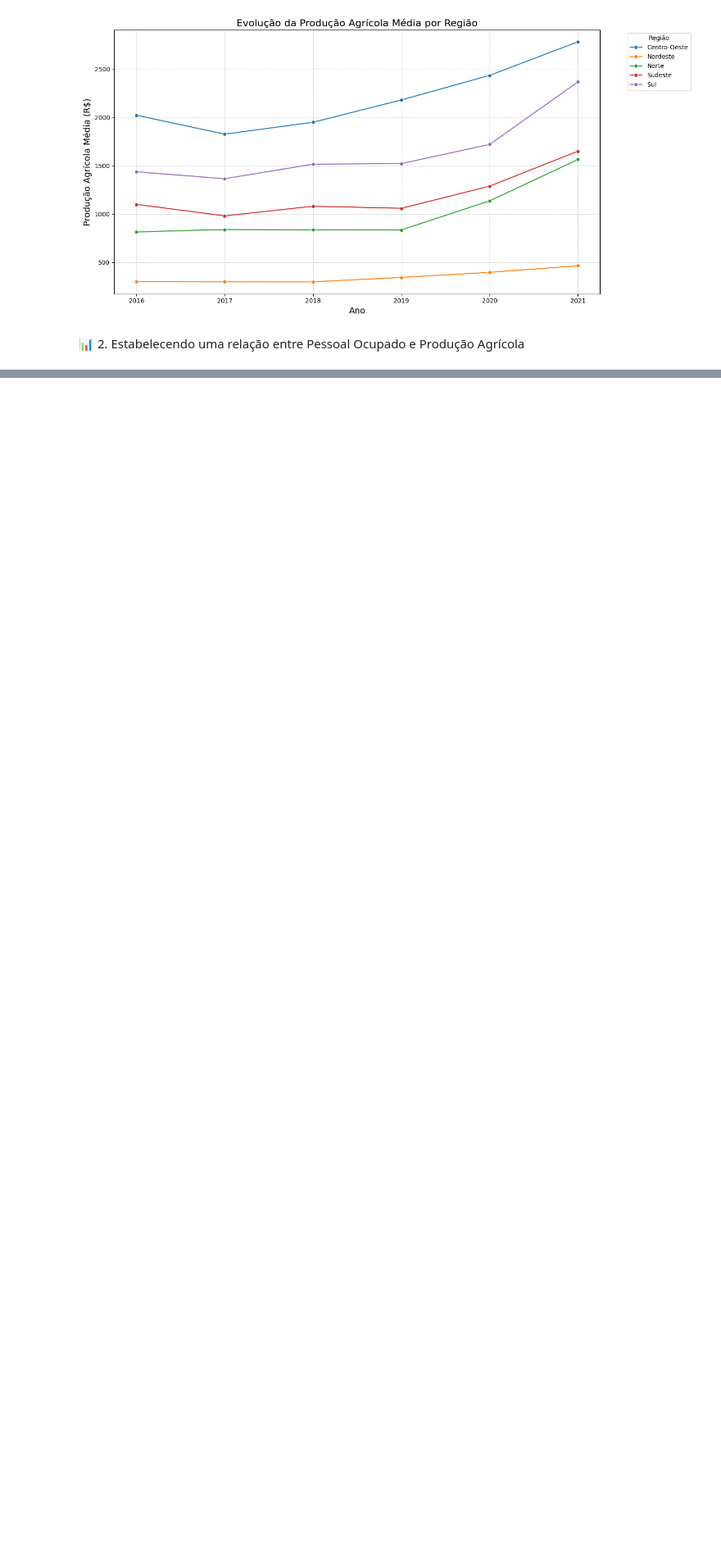
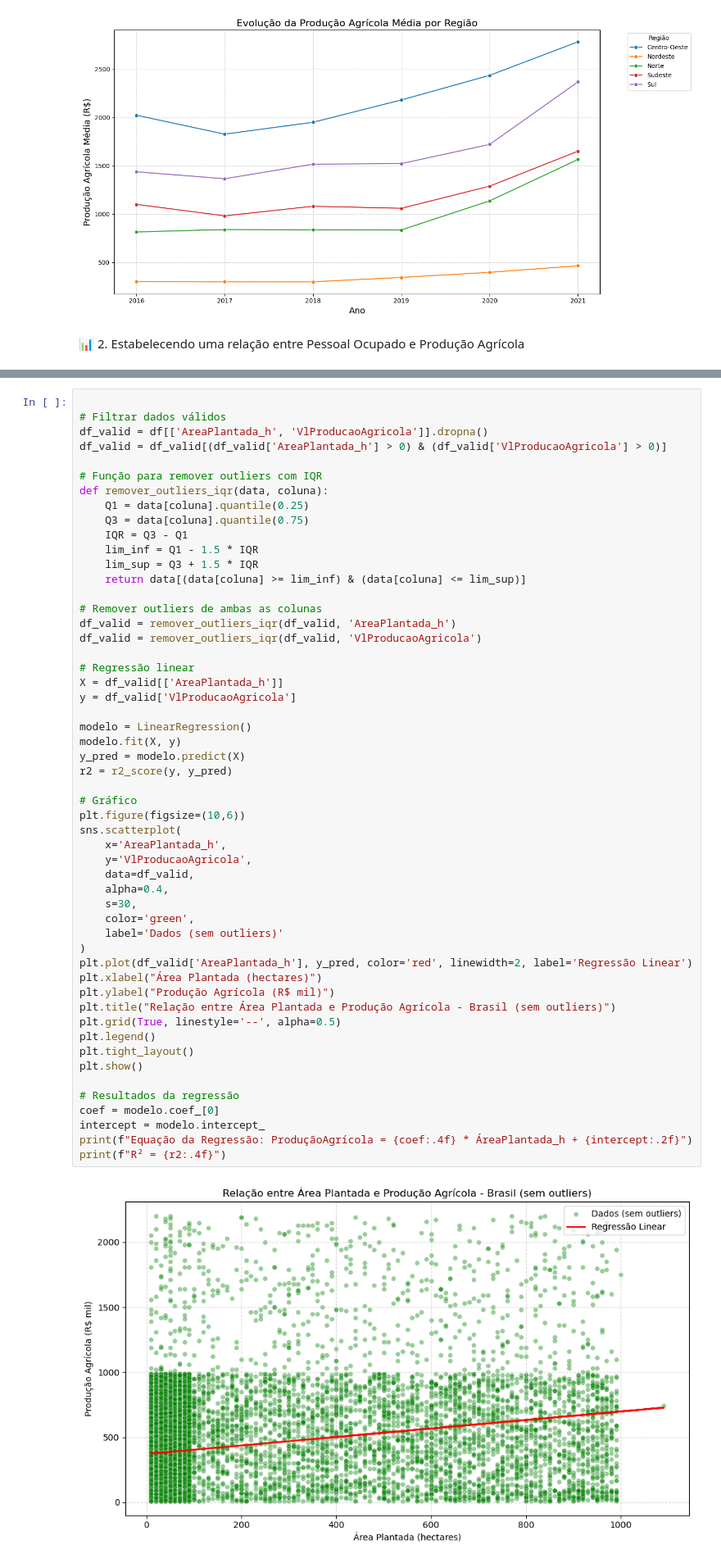
Before and after one commit to anaC-Fernandes/ProjetoDados, a Jupyter notebook: Notebooks/Dataset_Agro.ipynb, the cells around one changed output, grey strips where cells are left out. Shown at 82% size. Saved outputs shown, nothing was run; the diff lists cells and outputs as text; blank space fills up the shorter version.

```diff
--- a/Notebooks/Dataset_Agro.ipynb
+++ b/Notebooks/Dataset_Agro.ipynb
@@ -634,0 +253,55 @@ conclusão: A produção agrícola explica menos de 1% da variação da receita
+# %%
+
+# Filtrar dados válidos
+df_valid = df[['AreaPlantada_h', 'VlProducaoAgricola']].dropna()
+df_valid = df_valid[(df_valid['AreaPlantada_h'] > 0) & (df_valid['VlProducaoAgricola'] > 0)]
+
+# Função para remover outliers com IQR
+def remover_outliers_iqr(data, coluna):
+    Q1 = data[coluna].quantile(0.25)
+    Q3 = data[coluna].quantile(0.75)
+    IQR = Q3 - Q1
+    lim_inf = Q1 - 1.5 * IQR
+    lim_sup = Q3 + 1.5 * IQR
+    return data[(data[coluna] >= lim_inf) & (data[coluna] <= lim_sup)]
+
+# Remover outliers de ambas as colunas
+df_valid = remover_outliers_iqr(df_valid, 'AreaPlantada_h')
+df_valid = remover_outliers_iqr(df_valid, 'VlProducaoAgricola')
+
+# Regressão linear
+X = df_valid[['AreaPlantada_h']]
+y = df_valid['VlProducaoAgricola']
+
+modelo = LinearRegression()
+modelo.fit(X, y)
+y_pred = modelo.predict(X)
+r2 = r2_score(y, y_pred)
+
+# Gráfico
+plt.figure(figsize=(10,6))
+sns.scatterplot(
+    x='AreaPlantada_h',
+    y='VlProducaoAgricola',
+    data=df_valid,
+    alpha=0.4,
+    s=30,
+    color='green',
+    label='Dados (sem outliers)'
+)
+plt.plot(df_valid['AreaPlantada_h'], y_pred, color='red', linewidth=2, label='Regressão Linear')
+plt.xlabel("Área Plantada (hectares)")
+plt.ylabel("Produção Agrícola (R$ mil)")
+plt.title("Relação entre Área Plantada e Produção Agrícola - Brasil (sem outliers)")
+plt.grid(True, linestyle='--', alpha=0.5)
+plt.legend()
+plt.tight_layout()
+plt.show()
+
+# Resultados da regressão
+coef = modelo.coef_[0]
+intercept = modelo.intercept_
+print(f"Equação da Regressão: ProduçãoAgrícola = {coef:.4f} * ÁreaPlantada_h + {intercept:.2f}")
+print(f"R² = {r2:.4f}")
+# %% [output]
+[figure, added]
```
Also changed, not shown: parts of 42 cells of this notebook.
